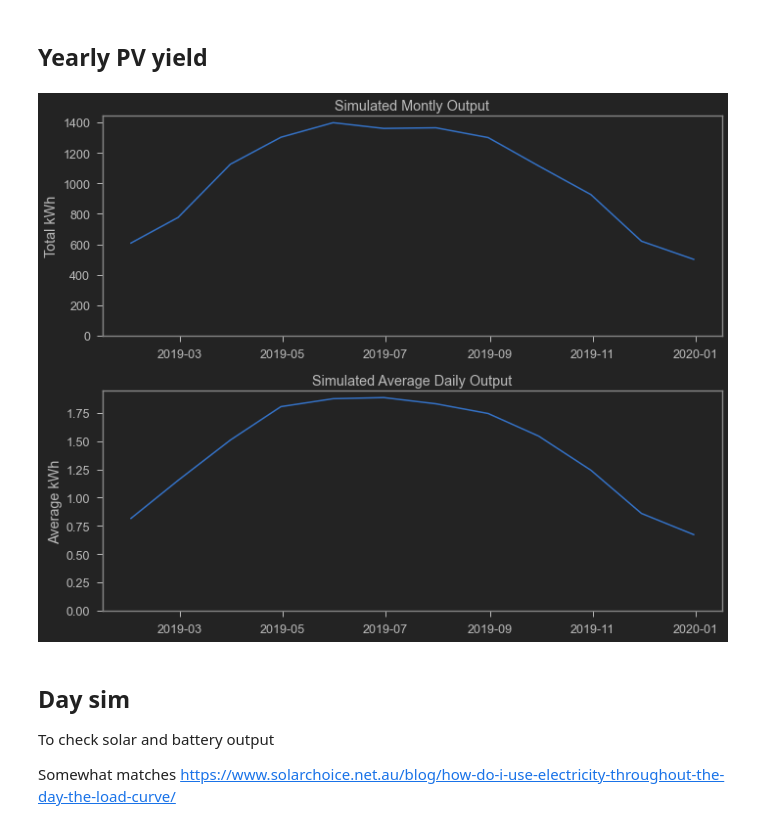
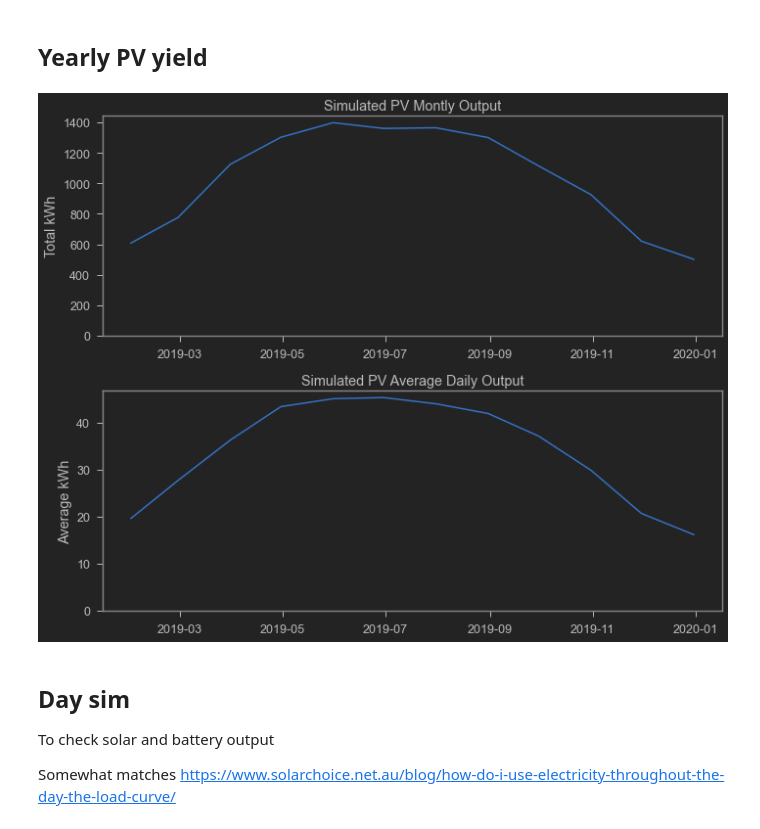
Before and after one commit to LegoYoda112/DE-Thermo-Housing, a Jupyter notebook: Thermo house calcs.ipynb, the cells around one changed output. Saved outputs shown, nothing was run; the diff lists cells and outputs as text; code cells hidden in the pictures.

```diff
--- a/Thermo house calcs.ipynb
+++ b/Thermo house calcs.ipynb
@@ -335,38 +343,38 @@ daily_avg = []
 
 for month_offset in range(1,12):
     times = pd.date_range(start='2019-'+str(month_offset)+'-01', end='2019-'+str(month_offset+1)+'-01', freq='H')
     clearsky = london.get_clearsky(times)
 
     model_sim = mc.run_model(clearsky)
     monthly_vals.append(mc.ac.sum())
-    daily_avg.append(mc.ac.sum() / len(times))
+    daily_avg.append(24*(mc.ac.sum() / len(times)))
 
 times = pd.date_range(start='2019-12-01', end='2020-01-01', freq='H')
 clearsky = london.get_clearsky(times)
 
 model_sim = mc.run_model(clearsky)
 monthly_vals.append(mc.ac.sum())
-daily_avg.append(mc.ac.sum() / len(times))
+daily_avg.append(24*(mc.ac.sum() / len(times)))
 
 monthly_vals = np.array(monthly_vals)
 daily_avg = np.array(daily_avg)
 
 fig, ax = plt.subplots(2,1, figsize = (10,8))
 
 ax[0].plot(months,monthly_vals/1000)
 ax[0].set_ylabel("Total kWh")
-ax[0].set_title("Simulated Montly Output")
+ax[0].set_title("Simulated PV Montly Output")
 ax[0].set_ylim(0)
 
 ax[1].plot(months,daily_avg/1000)
-ax[1].set_title("Simulated Average Daily Output")
+ax[1].set_title("Simulated PV Average Daily Output")
 ax[1].set_ylabel("Average kWh")
 ax[1].set_ylim(0)
 
 plt.tight_layout()
 plt.show()
 # %% [output]
-[figure, old version]
+[figure, new version]
 # %% [markdown]
 ## Day sim
 To check solar and battery output
```
Also changed, not shown: parts of 13 cells of this notebook, 1 other file.
